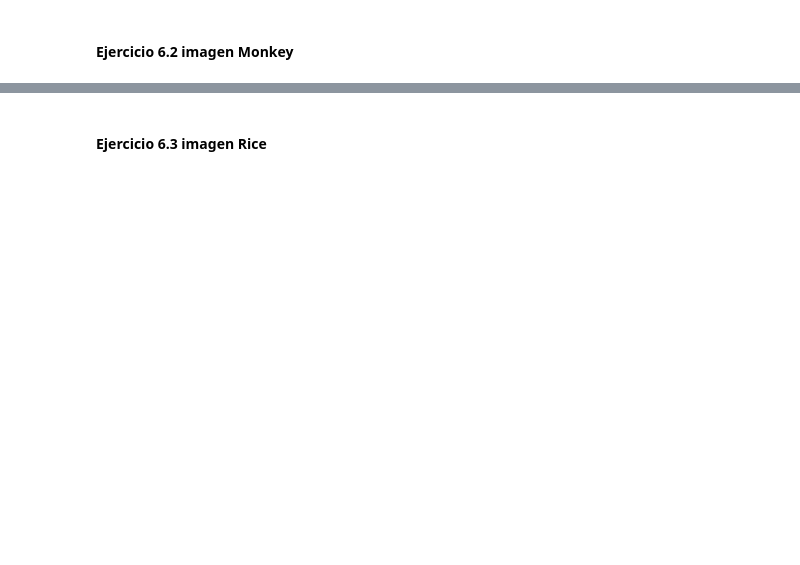
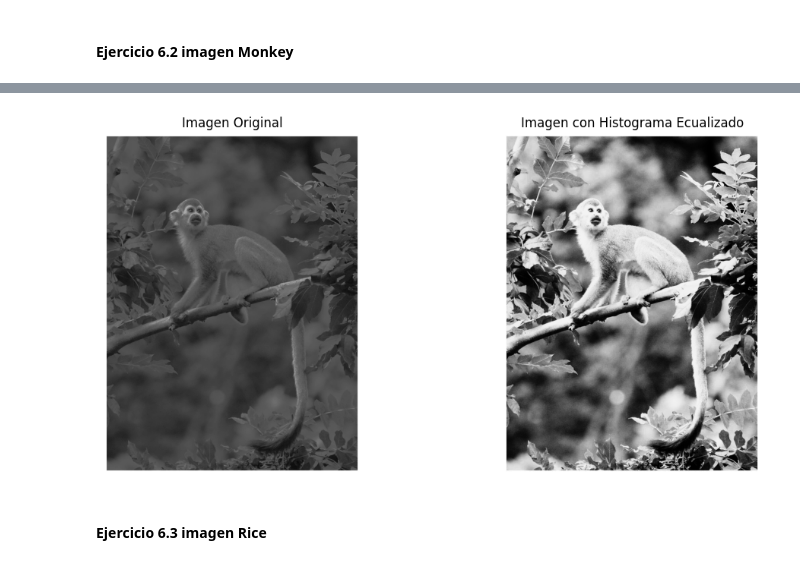
Before and after one commit to Jack200133/ImageProcessing_LAB1_ComputerVision, a Jupyter notebook: Ejercicio6.ipynb, the cells around one changed output, grey strips where cells are left out. Saved outputs shown, nothing was run; the diff lists cells and outputs as text; code cells hidden in the pictures; blank space fills up the shorter version.

```diff
--- a/Ejercicio6.ipynb
+++ b/Ejercicio6.ipynb
@@ -103,2 +57,60 @@ plt.show()
+# %%
+import numpy as np
+from PIL import Image
+import matplotlib.pyplot as plt
+
+# Cargar la imagen y convertirla a escala de grises
+monkey_image_path = './imgs/monkey.jpeg'  # Cargar la imagen
+monkey_image = Image.open(monkey_image_path).convert('L') # Convertir a escala de grises
+monkey_array = np.array(monkey_image) # Convertir la imagen a un array de numpy
+
+def histogram_equalization(image_array):
+    # Aplanar el array de la imagen para convertirlo en una secuencia unidimensional de valores de píxeles
+    flattened = image_array.flatten()
+
+    # Calcular el histograma de la imagen aplanada con 256 bins (para cada valor de píxel posible de 0 a 255)
+    histogram, bin_edges = np.histogram(flattened, bins=256, range=[0, 256])
+
+    # Calcular la función de distribución acumulativa (CDF) a partir del histograma
+    cdf = histogram.cumsum()
+
+    # Normalizar la CDF para que su valor máximo sea igual al máximo valor en el histograma
+    cdf_normalized = cdf * float(histogram.max()) / cdf.max()
+
+    # Mapeo de los viejos valores de píxeles a nuevos valores utilizando la CDF normalizada
+    # Primero, enmascaramos los valores cero en la CDF para evitar dividir por cero
+    cdf_m = np.ma.masked_equal(cdf, 0)
+
+    # Escalar la CDF enmascarada para que los valores vayan de 0 a 255
+    cdf_m = (cdf_m - cdf_m.min()) * 255 / (cdf_m.max() - cdf_m.min())
+
+    # Rellenar los valores enmascarados con 0 y convertir a enteros de 8 bits
+    cdf_final = np.ma.filled(cdf_m, 0).astype('uint8')
+
+    # Mapear los píxeles originales a sus nuevos valores utilizando la CDF final
+    image_equalized = cdf_final[flattened].reshape(image_array.shape)
+
+    return image_equalized
+
+# Aplicar la ecualización del histograma
+monkey_equalized_array = histogram_equalization(monkey_array)
+
+# Convertir de nuevo a imagen PIL para mostrarla
+monkey_equalized_image = Image.fromarray(monkey_equalized_array)
+
+# Mostrar la imagen original y la imagen con histograma ecualizado lado a lado
+fig, axes = plt.subplots(1, 2, figsize=(12, 5))
+axes[0].imshow(monkey_image, cmap='gray')  # Mostrar imagen original
+axes[0].set_title('Imagen Original')
+axes[0].axis('off')  # Quitar los ejes
+
+axes[1].imshow(monkey_equalized_image, cmap='gray')  # Mostrar imagen con histograma ecualizado
+axes[1].set_title('Imagen con Histograma Ecualizado')
+axes[1].axis('off')  # Quitar los ejes
+
+plt.tight_layout()  # Ajustar automáticamente los parámetros del subtrazado
+plt.show()  # Mostrar las imágenes
+# %% [output]
+[figure, added]
 # %% [markdown]
 #### Ejercicio 6.3 imagen Rice
```
Also changed, not shown: parts of 4 cells of this notebook.
